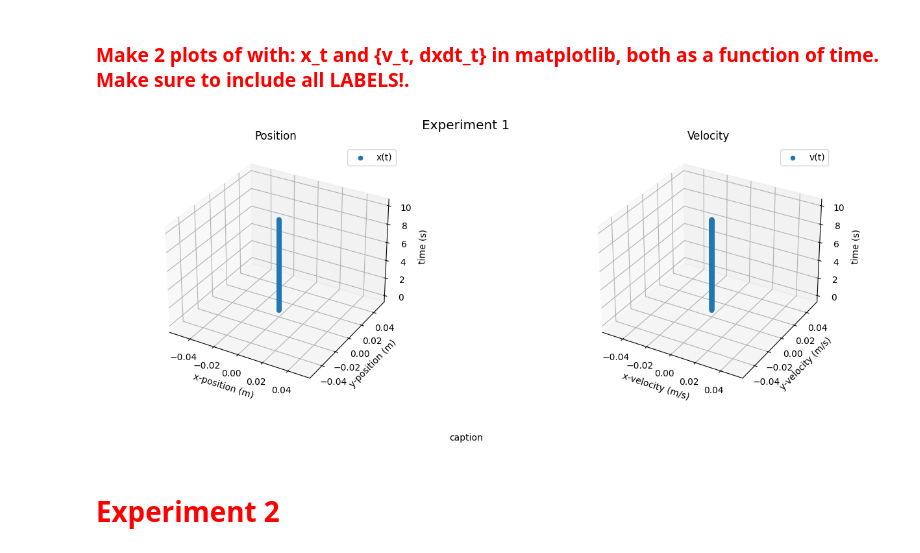
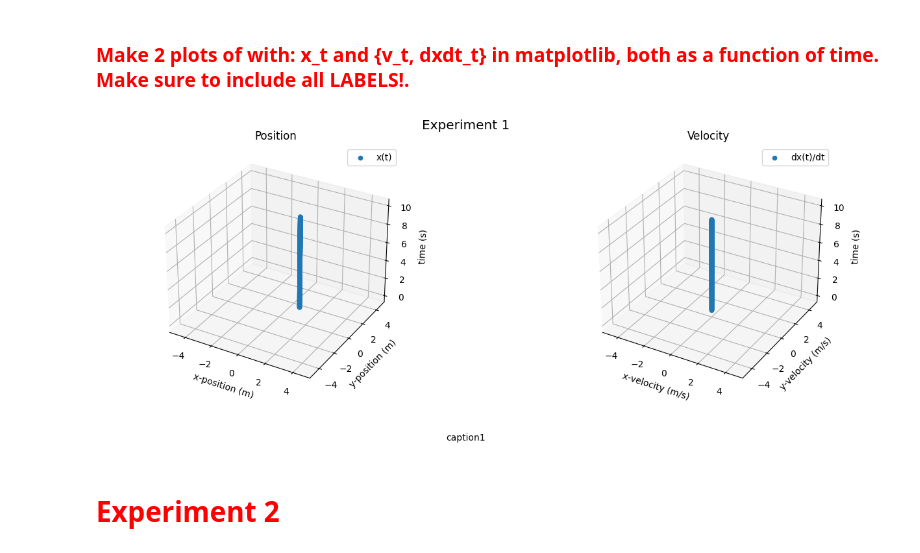
Before and after one commit to CalebAnderson22/PHY122, a Jupyter notebook: phy122_N1Lt.ipynb, the cells around one changed output. Saved outputs shown, nothing was run; the diff lists cells and outputs as text; code cells hidden in the pictures.

```diff
--- a/phy122_N1Lt.ipynb
+++ b/phy122_N1Lt.ipynb
@@ -34,7 +34,7 @@ timeline = arange(t0, tf, dt)
 # %% [markdown]
 ### <font color='Red'> To begin lets start with by defining an initial position. </font>
 # %%
-x_i1 = array([0., 0.]) ## m : initial position vector/array
+x_i1 = array([1., 1.]) ## m : initial position vector/array
 # %% [markdown]
 ### <font color='Red'> PRINT the distance of the previously defined position vector (give units!): </font>
 # %%
@@ -60,30 +60,36 @@ dxdt_t1 = d(x_t1)/dt ## take numerical-derivative of the aforementioned position
 # %% [markdown]
 ### <font color='Red'> Make 2 plots of with: x_t and \{v_t, dxdt_t\} in matplotlib, both as a function of time. Make sure to include all LABELS!. </font>
 # %%
-fig, (ax11, ax21) = plt.subplots(1, 2)
+fig1, (ax11, ax21) = plt.subplots(1, 2)
 ax11.axis('off')
 ax21.axis('off')
-ax11 = fig.add_subplot(1, 2, 1, projection='3d')  # Create a 3D subplot
-ax21 = fig.add_subplot(1, 2, 2, projection='3d')  # Create a 3D subplot
+ax11 = fig1.add_subplot(1, 2, 1, projection='3d')  # Create a 3D subplot
+ax21 = fig1.add_subplot(1, 2, 2, projection='3d')  # Create a 3D subplot
 
-fig.text(1, 1, "Experiment 1", ha='center', fontsize='x-large')
-fig.subplots_adjust(hspace=0.01, wspace=0.25, right=2, top=0.95, bottom=0.15)
-fig.text(1, 0, "caption", ha='center')
+fig1.text(1, 1, "Experiment 1", ha='center', fontsize='x-large')
+fig1.subplots_adjust(hspace=0.01, wspace=0.25, right=2, top=0.95, bottom=0.15)
+caption1 = "caption1"
+caption_wrapped1 = textwrap.fill(caption1, width=40)
+fig1.text(1, 0, caption_wrapped1, ha='center')
 
 ax11.scatter(x_t1[:, 0], x_t1[:, 1], timeline, label="x(t)")  # Scatter plot in 3D
 ax11.set_title("Position")
+ax11.set_xlim(-5, 5)
+ax11.set_ylim(-5, 5)
 ax11.legend()
 ax11.set(xlabel="x-position (m)", ylabel="y-position (m)", zlabel="time (s)")
 
 
-ax21.scatter(v_t1[:, 0], v_t1[:, 1], timeline, label="v(t)")  # Scatter plot in 3D
+ax21.scatter(dxdt_t1[:, 0], dxdt_t1[:, 1], timeline, label="dx(t)/dt")  # Scatter plot in 3D
 ax21.set_title("Velocity")
+ax21.set_xlim(-5, 5)
+ax21.set_ylim(-5, 5)
 ax21.legend()
 ax21.set(xlabel="x-velocity (m/s)", ylabel="y-velocity (m/s)", zlabel="time (s)")
 
-fig.show()
+fig1.show()
 # %% [output]
-[figure, old version]
+[figure, new version]
 # %% [markdown]
 #   <font color='Red'> **Experiment 2** </font>
 # %% [markdown]
```
Also changed, not shown: parts of 16 cells of this notebook.
